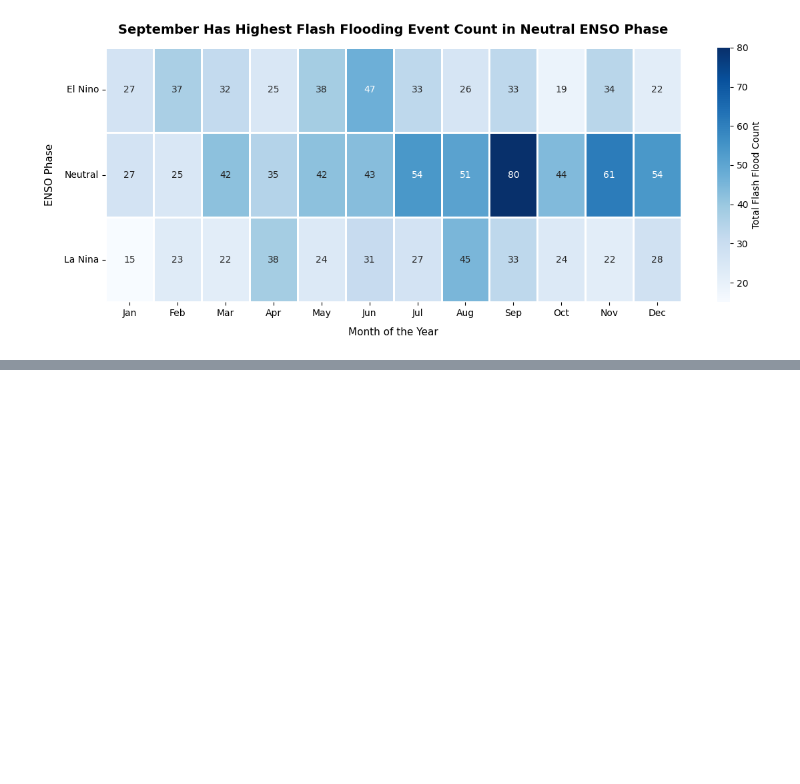
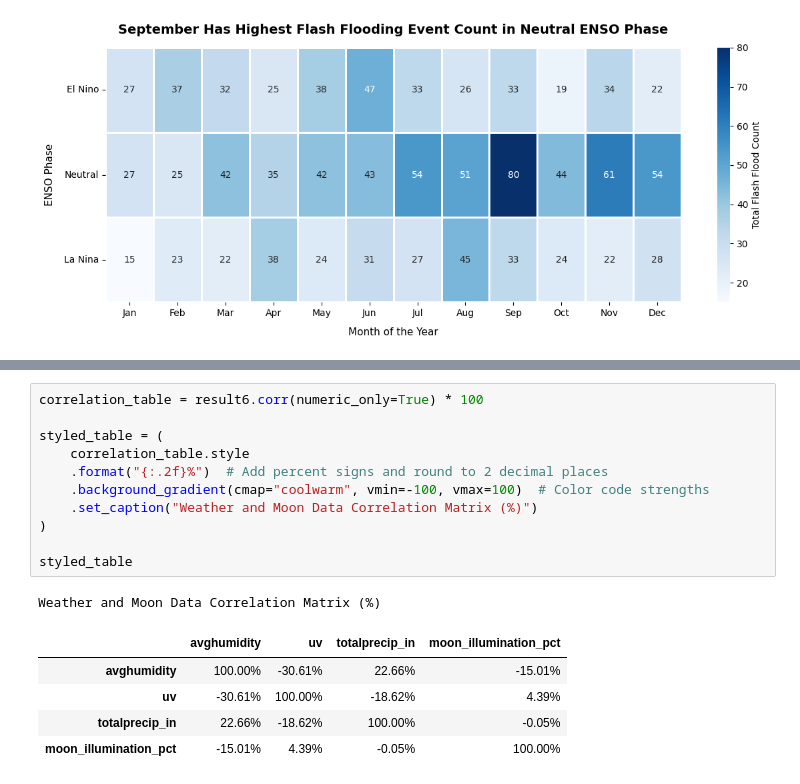
Before and after one commit to ashleyadehart/flash_floods_ky_2015_2025, a Jupyter notebook: notebooks/flash_floods_ky_2015_2025.ipynb, the cells around one changed output, grey strips where cells are left out. Saved outputs shown, nothing was run; the diff lists cells and outputs as text; blank space fills up the shorter version.

```diff
--- a/notebooks/flash_floods_ky_2015_2025.ipynb
+++ b/notebooks/flash_floods_ky_2015_2025.ipynb
@@ -1354,0 +1367,18 @@ plt.show()
+# %%
+correlation_table = result6.corr(numeric_only=True) * 100
+
+styled_table = (
+    correlation_table.style
+    .format("{:.2f}%")  # Add percent signs and round to 2 decimal places
+    .background_gradient(cmap="coolwarm", vmin=-100, vmax=100)  # Color code strengths
+    .set_caption("Weather and Moon Data Correlation Matrix (%)")
+)
+
+styled_table
+# %% [output]
+Weather and Moon Data Correlation Matrix (%)
+|  | avghumidity | uv | totalprecip_in | moon_illumination_pct |
+| avghumidity | 100.00% | -30.61% | 22.66% | -15.01% |
+| uv | -30.61% | 100.00% | -18.62% | 4.39% |
+| totalprecip_in | 22.66% | -18.62% | 100.00% | -0.05% |
+| moon_illumination_pct | -15.01% | 4.39% | -0.05% | 100.00% |
```
Also changed, not shown: parts of 5 cells of this notebook, 3 other files.
